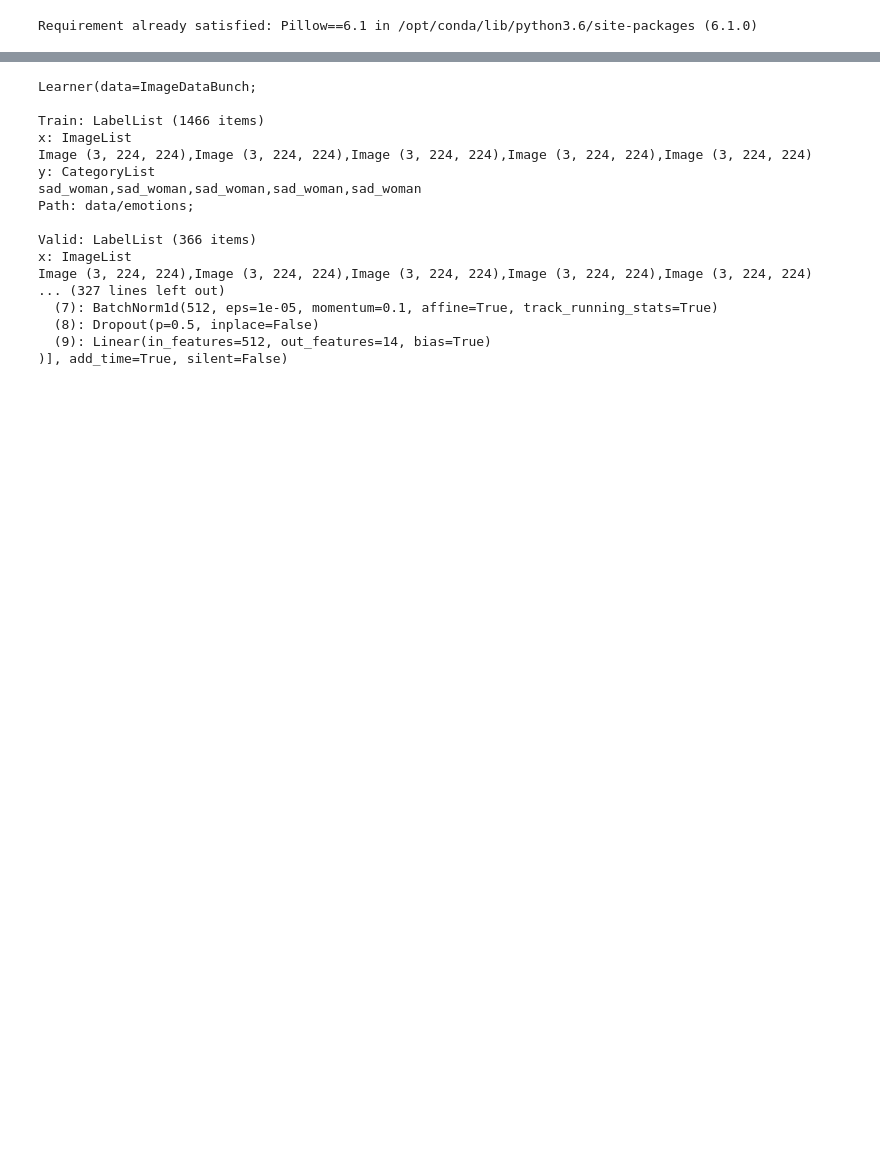
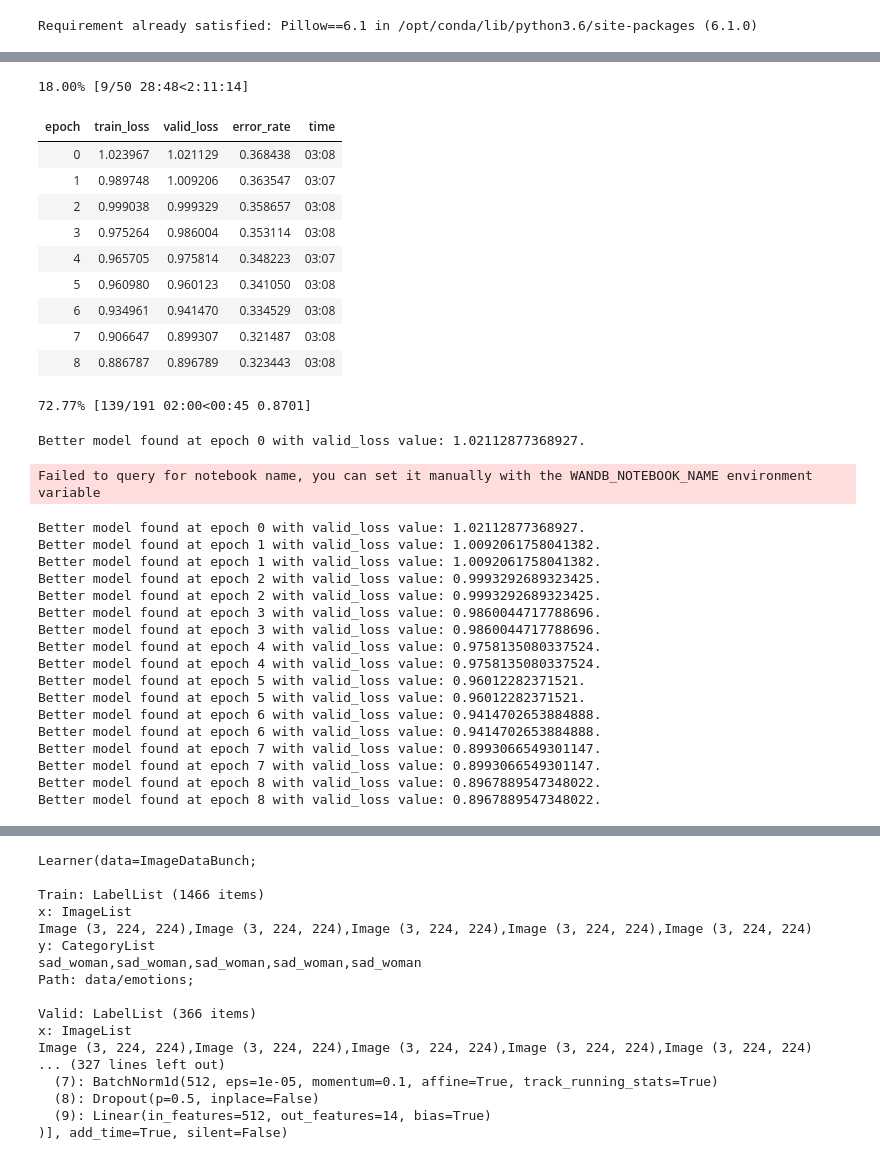
Before and after one commit to free-soellingeraj/course-v3, a Jupyter notebook: nbs/dl1/emotions-RAF_Face_Database_basic.ipynb, the cells around one changed output, grey strips where cells are left out. Cells and saved outputs as stored; diff of their text form; code cells hidden in the pictures; blank space fills up the shorter version.

```diff
--- a/nbs/dl1/emotions-RAF_Face_Database_basic.ipynb
+++ b/nbs/dl1/emotions-RAF_Face_Database_basic.ipynb
@@ -48,2 +56,36 @@ samples in validation: 223
 # %%
 learn = cnn_learner(data, models.resnet50, metrics=error_rate, callback_fns=WandbCallback)
+# %%
+learn.fit_one_cycle(50, callbacks=WandbCallback(learn, input_type='images'))
+# %% [output]
+18.00% [9/50 28:48<2:11:14]
+| epoch | train_loss | valid_loss | error_rate | time |
+| 0 | 1.023967 | 1.021129 | 0.368438 | 03:08 |
+| 1 | 0.989748 | 1.009206 | 0.363547 | 03:07 |
+| 2 | 0.999038 | 0.999329 | 0.358657 | 03:08 |
+| 3 | 0.975264 | 0.986004 | 0.353114 | 03:08 |
+| 4 | 0.965705 | 0.975814 | 0.348223 | 03:07 |
+| 5 | 0.960980 | 0.960123 | 0.341050 | 03:08 |
+| 6 | 0.934961 | 0.941470 | 0.334529 | 03:08 |
+| 7 | 0.906647 | 0.899307 | 0.321487 | 03:08 |
+| 8 | 0.886787 | 0.896789 | 0.323443 | 03:08 |
+72.77% [139/191 02:00<00:45 0.8701]
+Better model found at epoch 0 with valid_loss value: 1.02112877368927.
+Failed to query for notebook name, you can set it manually with the WANDB_NOTEBOOK_NAME environment variable
+Better model found at epoch 0 with valid_loss value: 1.02112877368927.
+Better model found at epoch 1 with valid_loss value: 1.0092061758041382.
+Better model found at epoch 1 with valid_loss value: 1.0092061758041382.
+Better model found at epoch 2 with valid_loss value: 0.9993292689323425.
+Better model found at epoch 2 with valid_loss value: 0.9993292689323425.
+Better model found at epoch 3 with valid_loss value: 0.9860044717788696.
+Better model found at epoch 3 with valid_loss value: 0.9860044717788696.
+Better model found at epoch 4 with valid_loss value: 0.9758135080337524.
+Better model found at epoch 4 with valid_loss value: 0.9758135080337524.
+Better model found at epoch 5 with valid_loss value: 0.96012282371521.
+Better model found at epoch 5 with valid_loss value: 0.96012282371521.
+Better model found at epoch 6 with valid_loss value: 0.9414702653884888.
+Better model found at epoch 6 with valid_loss value: 0.9414702653884888.
+Better model found at epoch 7 with valid_loss value: 0.8993066549301147.
+Better model found at epoch 7 with valid_loss value: 0.8993066549301147.
+Better model found at epoch 8 with valid_loss value: 0.8967889547348022.
+Better model found at epoch 8 with valid_loss value: 0.8967889547348022.
```
Also changed, not shown: parts of 17 cells of this notebook.
